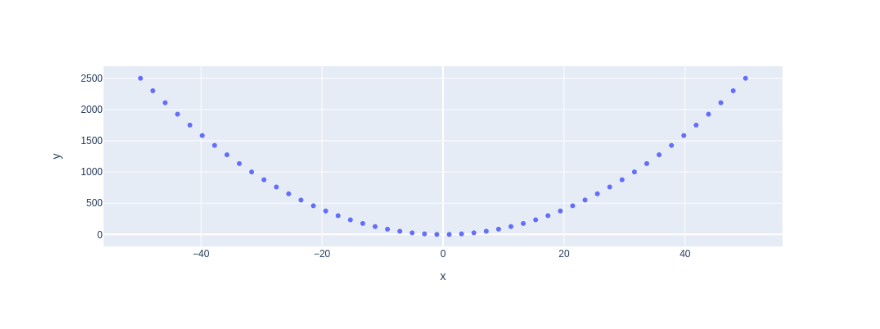
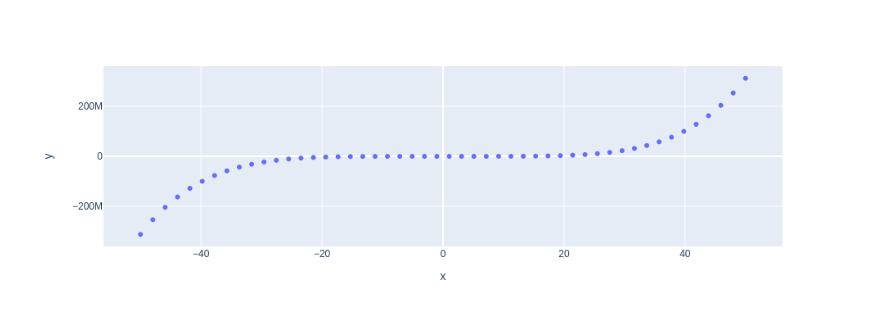
Before and after one commit to yurifrancalacci/my-notebooks-repo, a Jupyter notebook: experiment1.ipynb, the cells around one changed output. Drawn from its saved outputs; the diff is of its cells as text; code cells hidden in the pictures.

```diff
--- a/experiment1.ipynb
+++ b/experiment1.ipynb
@@ -1,13 +1,13 @@
 # %%
 import numpy as np
 import plotly.express as px
 
 # x-axis data points
 x = np.linspace(start=-50, stop=50)
 
-y = x ** 2
+y = x ** 5
 fig = px.scatter(x=x, y=y)
 
 fig.show()
 # %% [output]
-[figure, old version]
+[figure, new version]
```
